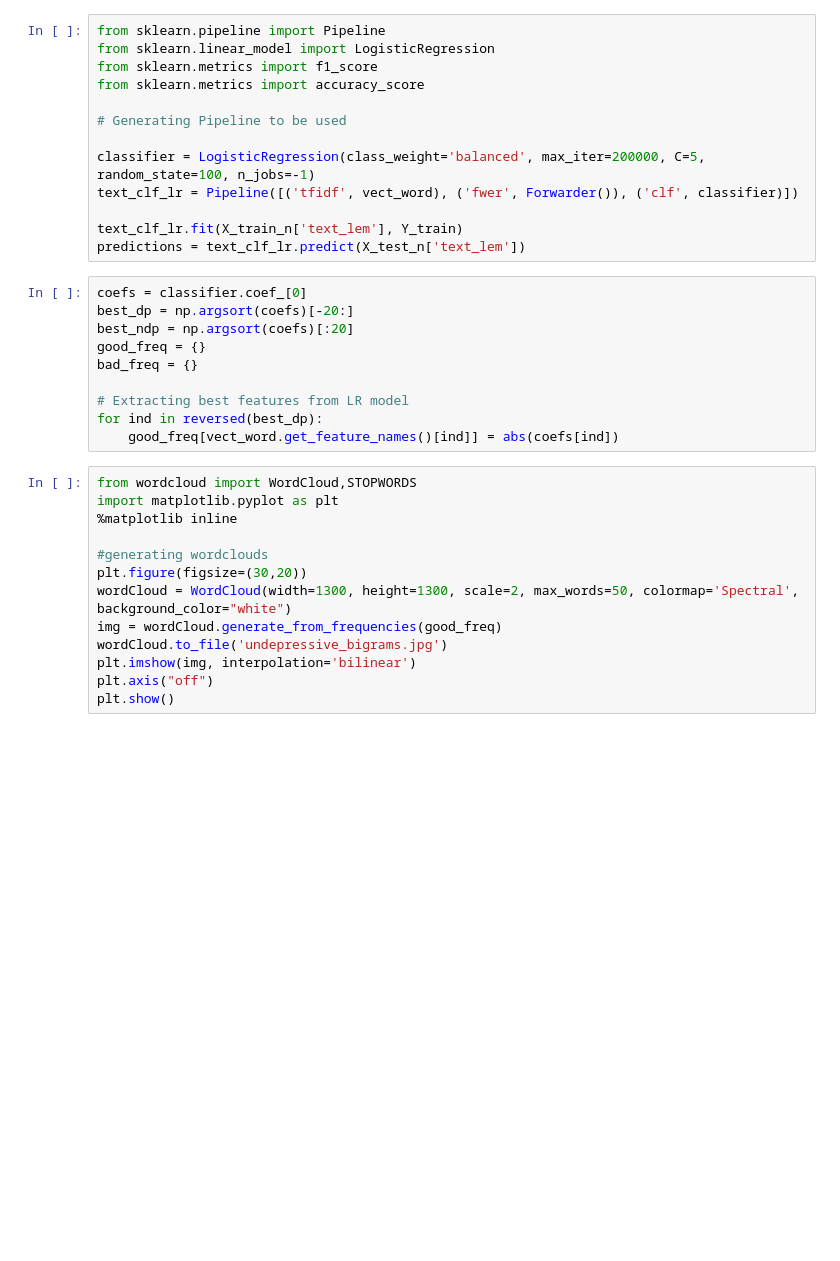
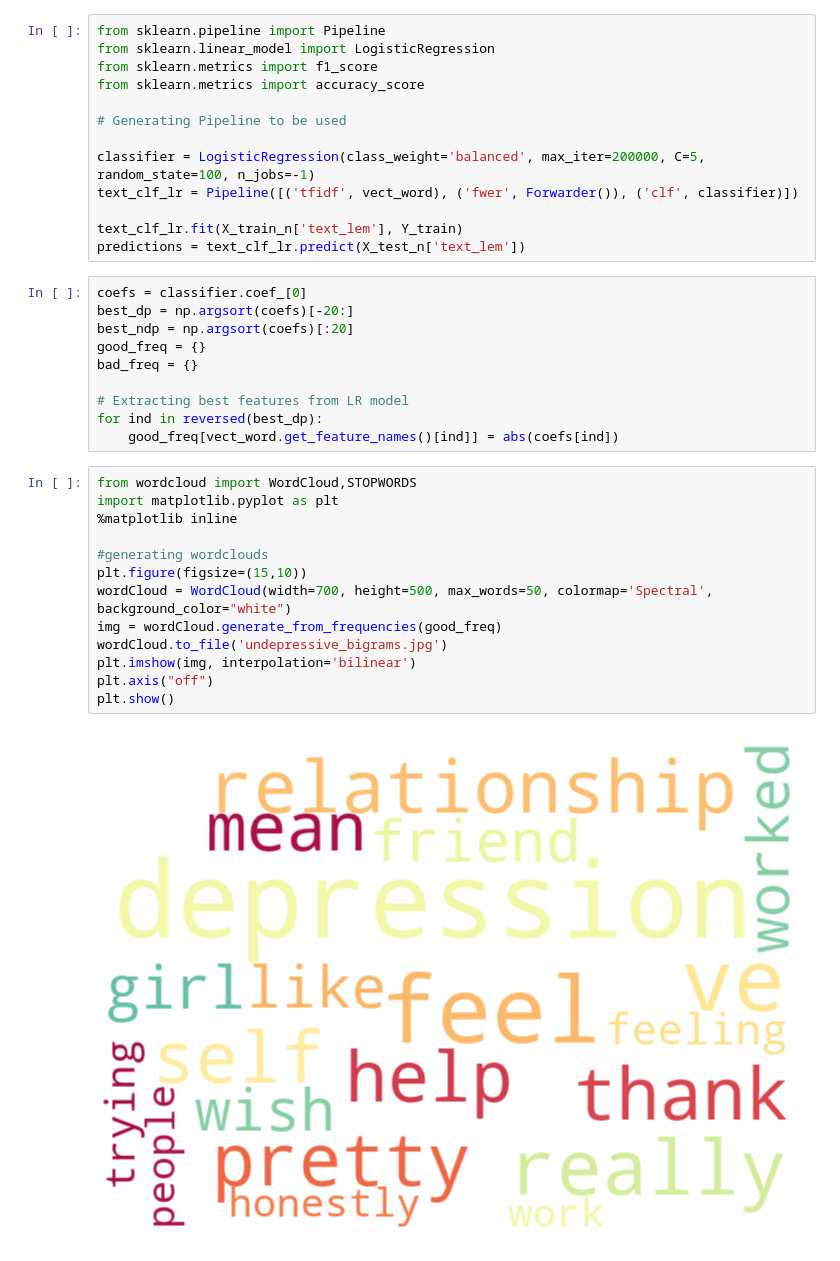
Before and after one commit to pavluka6/Early-depression-detection, a Jupyter notebook: Early_depression_detection.ipynb, the cells around one changed output. Saved outputs shown, nothing was run; the diff lists cells and outputs as text; blank space fills up the shorter version.

```diff
--- a/Early_depression_detection.ipynb
+++ b/Early_depression_detection.ipynb
@@ -196,16 +190,18 @@ for ind in reversed(best_dp):
 # %%
 from wordcloud import WordCloud,STOPWORDS
 import matplotlib.pyplot as plt
 %matplotlib inline
 
 #generating wordclouds
-plt.figure(figsize=(30,20))
-wordCloud = WordCloud(width=1300, height=1300, scale=2, max_words=50, colormap='Spectral', background_color="white")
+plt.figure(figsize=(15,10))
+wordCloud = WordCloud(width=700, height=500, max_words=50, colormap='Spectral', background_color="white")
 img = wordCloud.generate_from_frequencies(good_freq)
 wordCloud.to_file('undepressive_bigrams.jpg')
 plt.imshow(img, interpolation='bilinear')
 plt.axis("off")
 plt.show()
+# %% [output]
+[figure, added]
 # %%
 # Instead of using classic Grid Search by sklearn we implemented this method to see how process progresses and what
 # values work best
```
Also changed, not shown: parts of 4 cells of this notebook.
